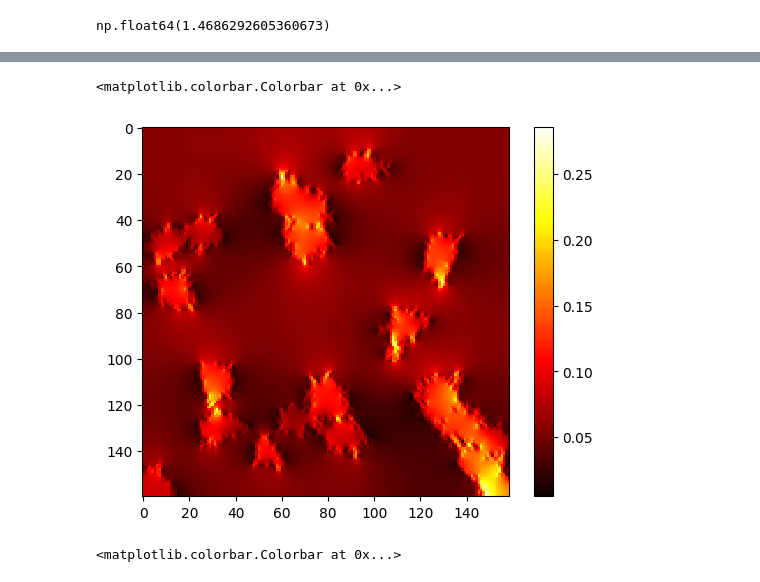
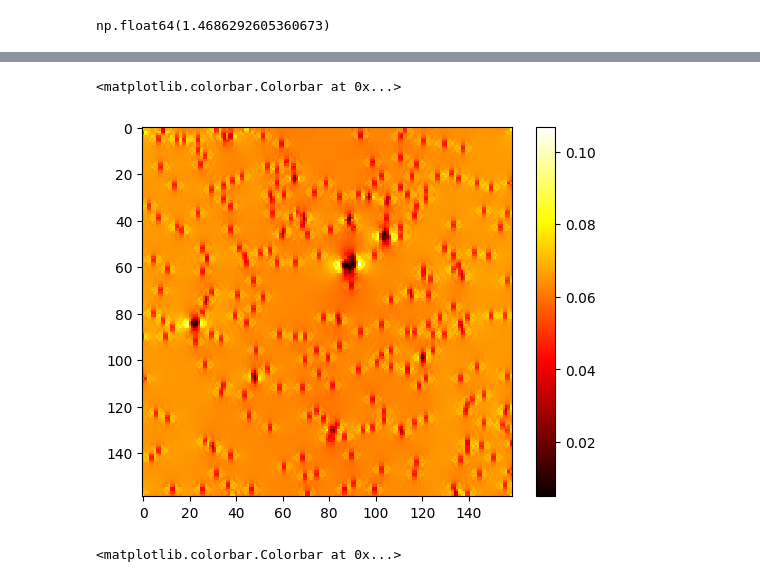
Before and after one commit to AadiDev005/Paraffin-EG-Model, a Jupyter notebook: dataset_generator.ipynb, the cells around one changed output, grey strips where cells are left out. Drawn from its saved outputs; the diff is of its cells as text; code cells hidden in the pictures.

```diff
--- a/dataset_generator.ipynb
+++ b/dataset_generator.ipynb
@@ -384,4 +206,0 @@ array([[[73.25, 96.  , 96.  , 70.75],
-# %%
-for dir in range(4):
-    distF[dir,1:-1,:]-=(distF[dir,1:-1,:]-T[1:-1,:]*omega)/tauMap[1:-1,:]
-distF
@@ -408,7 +206,0 @@ array([[[73.25, 96.  , 96.  , 70.75],
-# %%
-for dir in range(4):
-    if dir!=2:
-        distF[dir,0,1:-1]-=(distF[dir,0,1:-1]-T[0,1:-1]/3)/tauMap[0,1:-1]
-    if dir!=0:
-        distF[dir,-1,1:-1]-=(distF[dir,-1,1:-1]-T[-1,1:-1]/3)/tauMap[-1,1:-1]
-distF
@@ -466,5 +230,0 @@ distF
-# %%
-distF[:,:,0]=tHot*omega
-distF[:,:,-1]=tCold*omega
-T=np.sum(distF, axis=0)
-T, np.sum(distF, axis=0)
@@ -581,8 +239,6 @@ def lbm(grid, paraffinRelaxationTime=0.59567, saturatedEGRelaxationTime=1.2764):
     parRelaxTime=paraffinRelaxationTime
     satEGRelaxTime=saturatedEGRelaxationTime
     dirs=[[1,0],[0,1],[-1,0],[0,-1]]
-    # parRelaxTime=0.5975
-    # satEGRelaxTime=1.175
     T=np.full((rows, cols), (tHot+tCold)/2)
     tauMap=np.where(grid==1, parRelaxTime, satEGRelaxTime)
     T[:,0]=tHot
@@ -627,9 +283,9 @@ def lbm(grid, paraffinRelaxationTime=0.59567, saturatedEGRelaxationTime=1.2764):
     # qFlux=np.sum((distF[1]-distF[3])*(tauMap-0.5)/tauMap)
     # cond=1000*qFlux/(deltaT*rows*cols)
     deltaT=tHot-tCold
-    qFlux=(np.sum(distF[1])-np.sum(distF[3]))*(np.mean(tauMap)-0.5)/np.mean(tauMap)
+    qFlux=(np.sum(distF[1])+np.sum(distF[0])-np.sum(distF[3])-np.sum(distF[2]))*(np.mean(tauMap)-0.5)/np.mean(tauMap)
     cond=1000*qFlux/(deltaT*rows*cols)
     return cond, T
-cond, T=lbm(grid)
+cond, T=lbm(grid, 0.59567, 113.69)
 cond
 # %% [output]
@@ -679,10 +411,10 @@ plt.colorbar()
 # %%
-dT=(T[:,:-1]-T[:,1:])
+dT=np.sqrt((((TQ9[:,:-1]-TQ9[:,1:])**2)[:-1,:]+((TQ9[:-1,:]-TQ9[1:,:])**2)[:,:-1]))
 plt.imshow(dT, cmap='hot', interpolation='nearest')
 plt.colorbar()
 # %% [output]
 <matplotlib.colorbar.Colorbar at 0x...>
-[figure, old version]
+[figure, new version]
 # %%
 plt.imshow(T[:,:], cmap='hot', interpolation='nearest')
 plt.colorbar()
```
Also changed, not shown: parts of 26 cells of this notebook.
